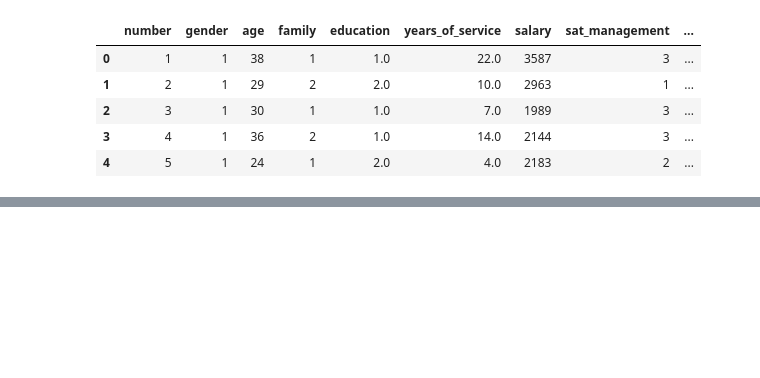
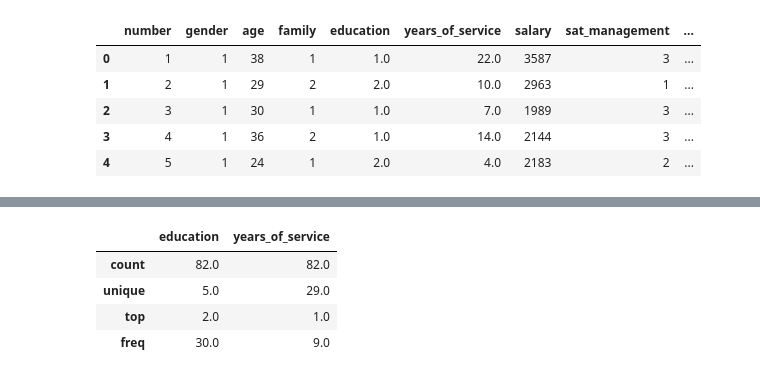
Before and after one commit to Fernoss/TKM22_python_project_sfz, a Jupyter notebook: HARJOITUSTYÖ/harjoitus.ipynb, the cells around one changed output, grey strips where cells are left out. Saved outputs shown, nothing was run; the diff lists cells and outputs as text; code cells hidden in the pictures; blank space fills up the shorter version.

```diff
--- a/HARJOITUSTYÖ/harjoitus.ipynb
+++ b/HARJOITUSTYÖ/harjoitus.ipynb
@@ -80,0 +118,8 @@ memory usage: 7.8 KB
+# %%
+df[      ['education', 'years_of_service']     ].describe()
+# %% [output]
+|  | education | years_of_service |
+| count | 82.0 | 82.0 |
+| unique | 5.0 | 29.0 |
+| top | 2.0 | 1.0 |
+| freq | 30.0 | 9.0 |
```
Also changed, not shown: parts of 33 cells of this notebook.
